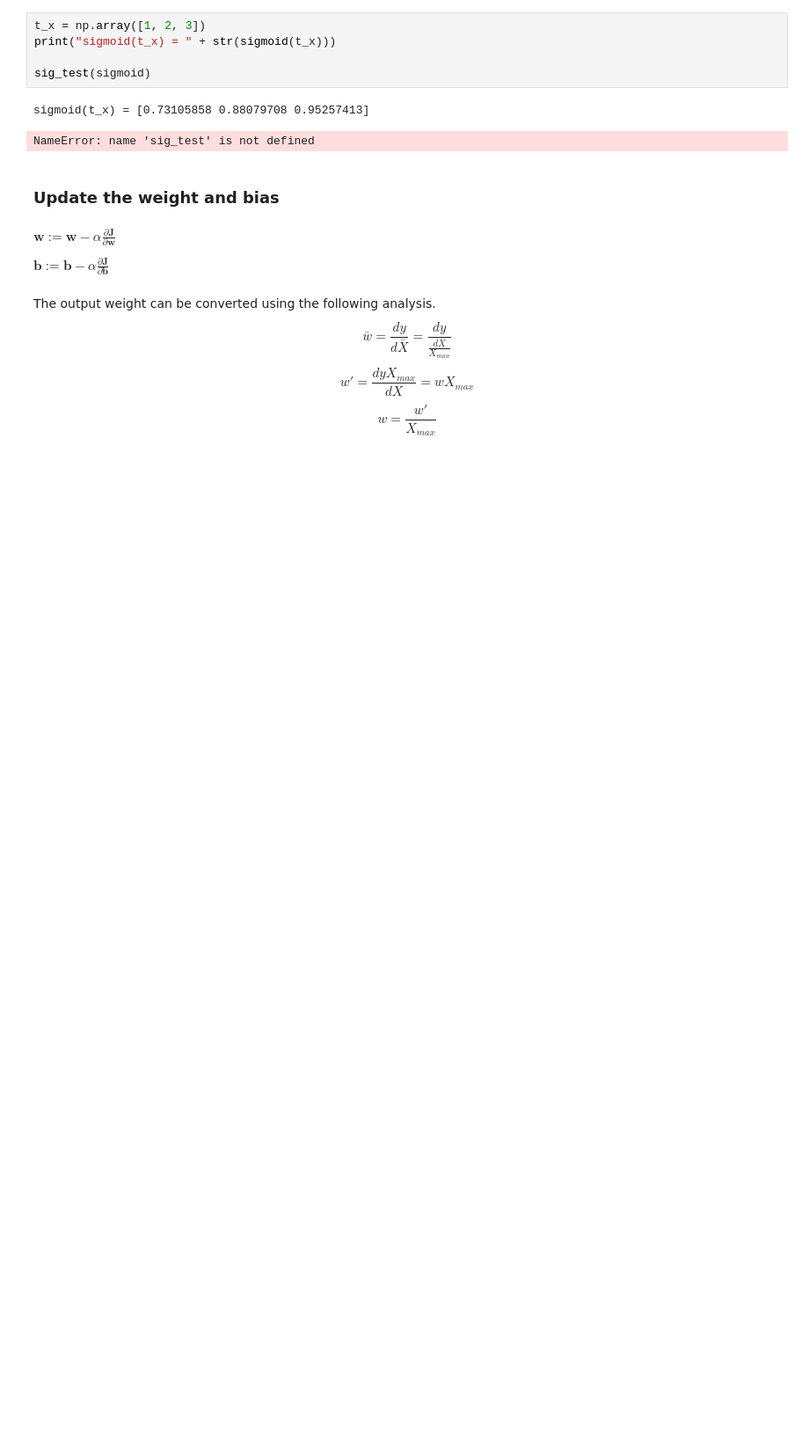
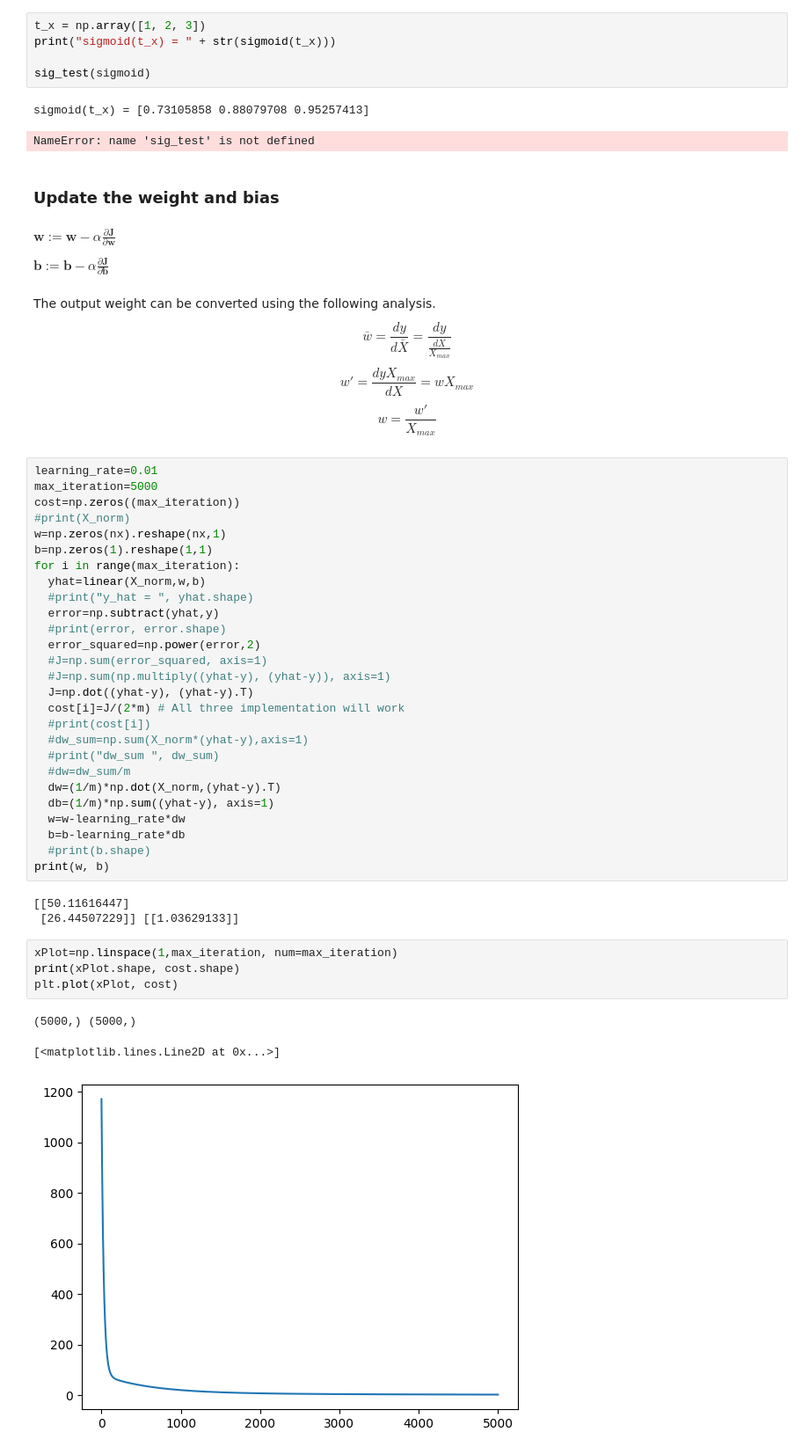
Before and after one commit to vkjadon/python, a Jupyter notebook: linear_regression.ipynb, the cells around one changed output. Shown at 88% size. Saved outputs shown, nothing was run; the diff lists cells and outputs as text; blank space fills up the shorter version.

```diff
--- a/linear_regression.ipynb
+++ b/linear_regression.ipynb
@@ -199,3 +200,41 @@ The output weight can be converted using the following analysis.
 $$ \bar{w}=\frac {dy}{d\bar{X}} = \frac {dy}{\frac{dX}{X_{max}}}$$
 $$  w' = \frac {dy{X_{max}}}{dX} = w X_{max}$$
 $$  w = \frac {w'}{X_{max}}$$
+# %%
+learning_rate=0.01
+max_iteration=5000
+cost=np.zeros((max_iteration))
+#print(X_norm)
+w=np.zeros(nx).reshape(nx,1)
+b=np.zeros(1).reshape(1,1)
+for i in range(max_iteration):
+  yhat=linear(X_norm,w,b)
+  #print("y_hat = ", yhat.shape)
+  error=np.subtract(yhat,y)
+  #print(error, error.shape)
+  error_squared=np.power(error,2)
+  #J=np.sum(error_squared, axis=1)
+  #J=np.sum(np.multiply((yhat-y), (yhat-y)), axis=1)
+  J=np.dot((yhat-y), (yhat-y).T)
+  cost[i]=J/(2*m) # All three implementation will work
+  #print(cost[i])
+  #dw_sum=np.sum(X_norm*(yhat-y),axis=1)
+  #print("dw_sum ", dw_sum)
+  #dw=dw_sum/m
+  dw=(1/m)*np.dot(X_norm,(yhat-y).T)
+  db=(1/m)*np.sum((yhat-y), axis=1)
+  w=w-learning_rate*dw
+  b=b-learning_rate*db
+  #print(b.shape)
+print(w, b)
+# %% [output]
+[[50.11616447]
+ [26.44507229]] [[1.03629133]]
+# %%
+xPlot=np.linspace(1,max_iteration, num=max_iteration)
+print(xPlot.shape, cost.shape)
+plt.plot(xPlot, cost)
+# %% [output]
+(5000,) (5000,)
+[<matplotlib.lines.Line2D at 0x...>]
+[figure, added]
```
Also changed, not shown: parts of 1 cell of this notebook.
